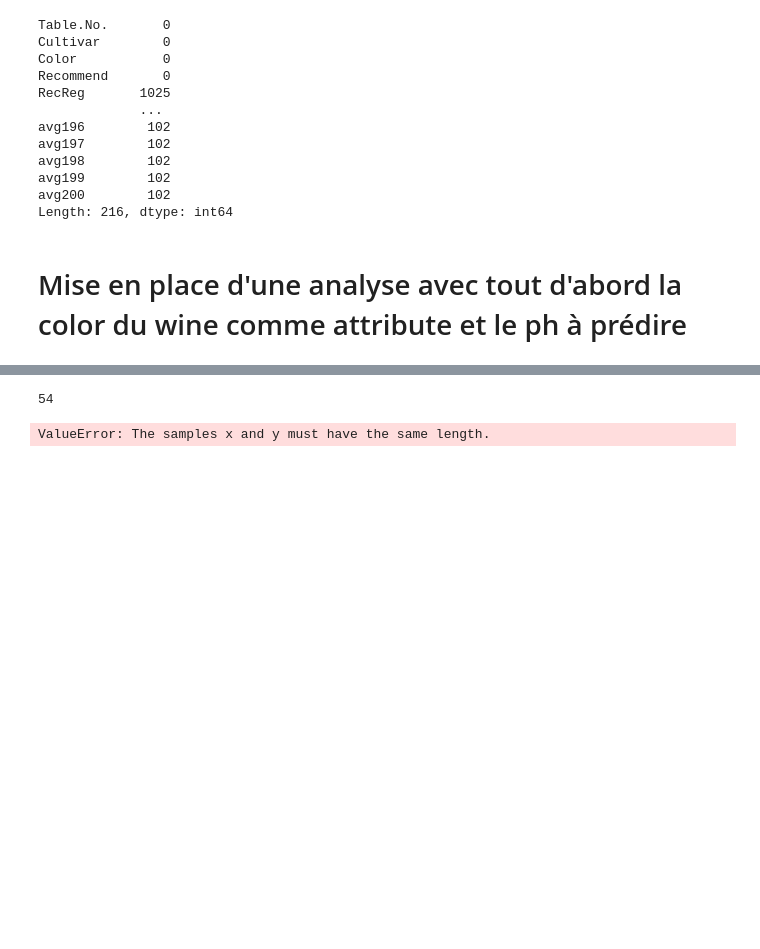
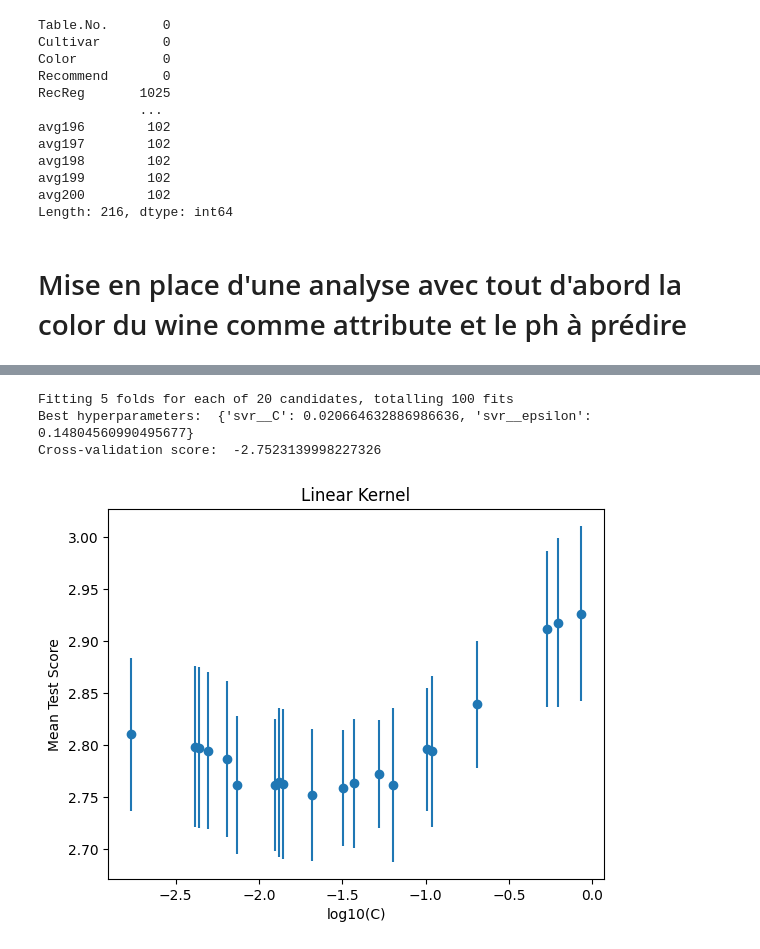
Before and after one commit to ameliemelo/projet_wine, a Jupyter notebook: all_col_standard_scaled.ipynb, the cells around one changed output, grey strips where cells are left out. Drawn from its saved outputs; the diff is of its cells as text; code cells hidden in the pictures; blank space fills up the shorter version.

Commit message:
comparing scores

```diff
--- a/all_col_standard_scaled.ipynb
+++ b/all_col_standard_scaled.ipynb
@@ -274,9 +220,0 @@ Cross-validation results:  {'mean_fit_time': array([0.05428967, 0.04080009, 0.00
-# %%
-param_grid_sig = {'C': c_values,
-              'epsilon': [0.01, 0.1, 1]}
-grid_sig = GridSearchCV(SVR(kernel='sigmoid'), param_grid=param_grid_sig, cv=5)
-
-grid_sig.fit(X_train, y_train.values.ravel())
-
-print("Best hyperparameters: ", grid_sig.best_params_)
-print("Cross-validation score: ", grid_sig.best_score_)
@@ -342,14 +220,0 @@ The scores are not normally distributed
-# %%
-len(scores1)
-# %% [output]
-54
-# %%
-from scipy.stats import wilcoxon
-
-# Perform a Wilcoxon signed-rank test if the scores are not normally distributed
-w, p = wilcoxon(scores1, scores2)
-print("Wilcoxon signed-rank test:")
-print("Statistic:", w)
-print("p-value:", p)
-# %% [output]
-ValueError: The samples x and y must have the same length.
@@ -355,0 +233,41 @@ ValueError: The samples x and y must have the same length.
+# %%
+c_values = loguniform(1e-3, 1e0)
+epsilon_values = loguniform(1e-3, 1)
+# %%
+pSVRlin = Pipeline([
+    ('preprocessor', preprocessor),
+    ('svr', SVR(kernel='linear'))
+])
+
+param_dist_lin = {'svr__C': c_values,
+              'svr__epsilon': epsilon_values}
+
+rand_lin = RandomizedSearchCV(pSVRlin, param_distributions=param_dist_lin, scoring=scorers, refit='mse',verbose=1, n_iter=20, cv=cv, random_state=7)
+
+rand_lin.fit(X_train, y_train.values.ravel())
+exp_models["rand_lin"]=rand_lin
+print("Best hyperparameters: ", rand_lin.best_params_)
+print("Cross-validation score: ", rand_lin.best_score_)
+# %% [output]
+Fitting 5 folds for each of 20 candidates, totalling 100 fits
+Best hyperparameters:  {'svr__C': 0.020664632886986636, 'svr__epsilon': 0.14804560990495677}
+Cross-validation score:  -2.7523139998227326
+# %%
+import matplotlib.pyplot as plt
+import numpy as np
+
+# Extract the results from the RandomizedSearchCV object
+results = rand_lin.cv_results_
+mean_test_score = -results['mean_test_mse']
+std_test_score = results['std_test_mse']
+C_values = np.array([np.log10(float(c)) for c in results['param_svr__C']])
+epsilon_values = np.array([np.log10(float(e)) for e in results['param_svr__epsilon']])
+
+# Plot the mean test scores for each value of C
+plt.errorbar(C_values, mean_test_score, yerr=std_test_score, fmt='o')
+plt.xlabel('log10(C)')
+plt.ylabel('Mean Test Score')
+plt.title('Linear Kernel')
+plt.show()
+# %% [output]
+[figure, added]
```
Also changed, not shown: parts of 30 cells of this notebook.
